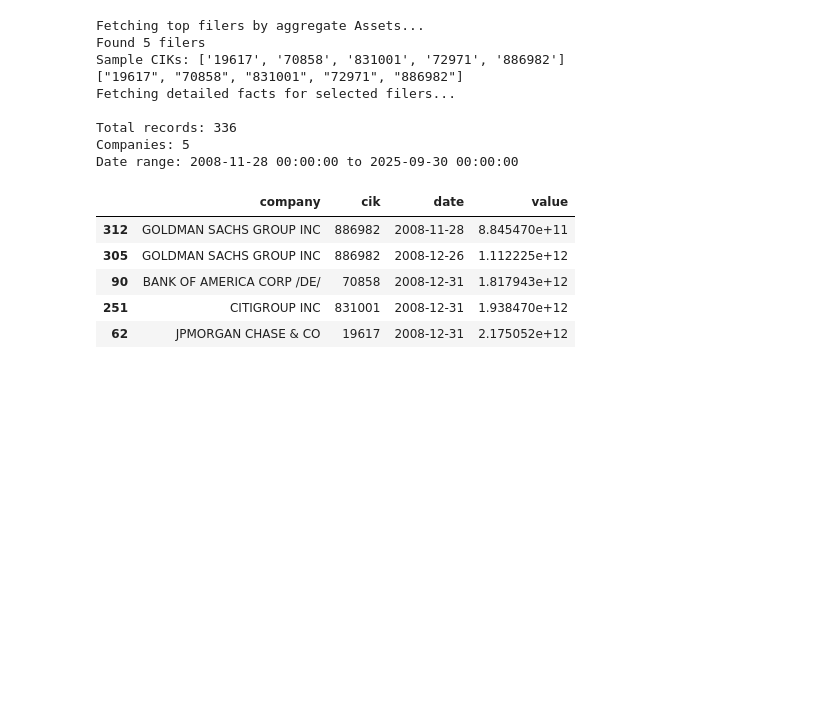
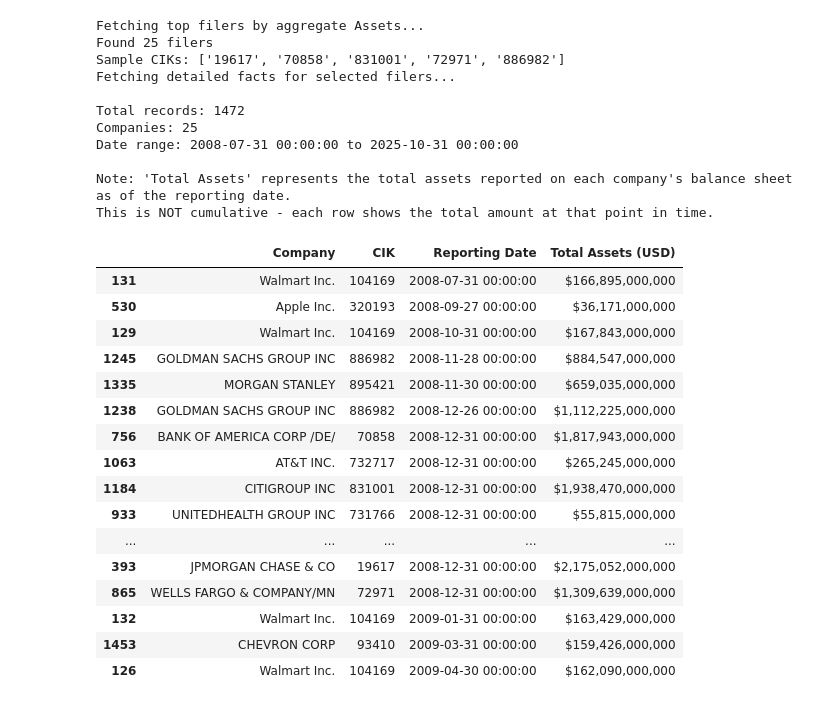
Before and after one commit to PowerKuu/secparse-examples, a Jupyter notebook: timeseries.ipynb, the cells around one changed output. Cells and saved outputs as stored; diff of their text form; code cells hidden in the pictures; blank space fills up the shorter version.

```diff
--- a/timeseries.ipynb
+++ b/timeseries.ipynb
@@ -36,7 +36,7 @@ from datetime import datetime
 CONCEPT = "Assets"
 CONCEPT_TITLE = "Assets"
 MEASURE = "USD"
-NUM_FILERS = 5
+NUM_FILERS = 25
 
 # First query: Get top filers by total Assets from aggregate view
 aggregate_query = f"""#graphql
@@ -63,17 +63,12 @@ if len(filers) == 0:
     print(f"No aggregate data found for concept: {CONCEPT}")
     df = pd.DataFrame()
 else:
-    # Extract the filer CIKs
     filer_ciks = [filer['filerCik'] for filer in filers]
     print(f"Found {len(filer_ciks)} filers")
     print(f"Sample CIKs: {filer_ciks[:5]}")
 
-    # Format CIKs as GraphQL array (quoted strings)
     ciks_array = f"[{', '.join(f'"{cik}"' for cik in filer_ciks)}]"
 
-    print(ciks_array)
-
-    # Second query: Get detailed facts for these filers
     query = f"""#graphql
     query ConceptFactQuery {{
       Fact(
@@ -94,54 +89,75 @@ else:
             sic
             stateOfIncorporation
             cik
           }}
         }}
       }}
     }}
     """
 
     print("Fetching detailed facts for selected filers...")
     result = await client.query(query)
     facts = result['Fact']
 
     if len(facts) == 0:
         print(f"No facts found for selected filers")
         df = pd.DataFrame()
     else:
         data = []
         for fact in facts:
             data.append({
-                'company': fact['Submission']['Filer']['name'],
-                'cik': fact['Submission']['Filer']['cik'],
-                'date': fact['effectiveDate'],
-                'value': float(fact['value']) if fact['value'] else None
+                'Company': fact['Submission']['Filer']['name'],
+                'CIK': fact['Submission']['Filer']['cik'],
+                'Reporting Date': fact['effectiveDate'],
+                f'Total {CONCEPT_TITLE} (USD)': float(fact['value']) if fact['value'] else None
             })
 
         df = pd.DataFrame(data)
-        df['date'] = pd.to_datetime(df['date'])
-        df = df.dropna(subset=['value'])
-        df = df.sort_values('date')
+        df['Reporting Date'] = pd.to_datetime(df['Reporting Date'])
+        df = df.dropna(subset=[f'Total {CONCEPT_TITLE} (USD)'])
+        df = df.sort_values('Reporting Date')
+
+        # Create internal columns for plotting (lowercase, simpler names)
+        df['company'] = df['Company']
+        df['cik'] = df['CIK']
+        df['date'] = df['Reporting Date']
+        df['value'] = df[f'Total {CONCEPT_TITLE} ({MEASURE})']
 
         print(f"\nTotal records: {len(df)}")
-        print(f"Companies: {df['company'].nunique()}")
-        print(f"Date range: {df['date'].min()} to {df['date'].max()}")
-        display(df.head())
+        print(f"Companies: {df['Company'].nunique()}")
+        print(f"Date range: {df['Reporting Date'].min()} to {df['Reporting Date'].max()}")
+        print(f"\nNote: 'Total {CONCEPT_TITLE}' represents the total {CONCEPT_TITLE.lower()} reported on each company's balance sheet as of the reporting date.")
+        print("This is NOT cumulative - each row shows the total amount at that point in time.\n")
+        display(df[['Company', 'CIK', 'Reporting Date', f'Total {CONCEPT_TITLE} ({MEASURE})']].head(NUM_FILERS).style.format({f'Total {CONCEPT_TITLE} ({MEASURE})': '${:,.0f}'}))
 # %% [output]
 Fetching top filers by aggregate Assets...
-Found 5 filers
+Found 25 filers
 Sample CIKs: ['19617', '70858', '831001', '72971', '886982']
-["19617", "70858", "831001", "72971", "886982"]
 Fetching detailed facts for selected filers...
 
-Total records: 336
-Companies: 5
-Date range: 2008-11-28 00:00:00 to 2025-09-30 00:00:00
+Total records: 1472
+Companies: 25
+Date range: 2008-07-31 00:00:00 to 2025-10-31 00:00:00
+
+Note: 'Total Assets' represents the total assets reported on each company's balance sheet as of the reporting date.
+This is NOT cumulative - each row shows the total amount at that point in time.
-|  | company | cik | date | value |
-| 312 | GOLDMAN SACHS GROUP INC | 886982 | 2008-11-28 | 8.845470e+11 |
-| 305 | GOLDMAN SACHS GROUP INC | 886982 | 2008-12-26 | 1.112225e+12 |
-| 90 | BANK OF AMERICA CORP /DE/ | 70858 | 2008-12-31 | 1.817943e+12 |
-| 251 | CITIGROUP INC | 831001 | 2008-12-31 | 1.938470e+12 |
-| 62 | JPMORGAN CHASE & CO | 19617 | 2008-12-31 | 2.175052e+12 |
+|  | Company | CIK | Reporting Date | Total Assets (USD) |
+| 131 | Walmart Inc. | 104169 | 2008-07-31 00:00:00 | $166,895,000,000 |
+| 530 | Apple Inc. | 320193 | 2008-09-27 00:00:00 | $36,171,000,000 |
+| 129 | Walmart Inc. | 104169 | 2008-10-31 00:00:00 | $167,843,000,000 |
+| 1245 | GOLDMAN SACHS GROUP INC | 886982 | 2008-11-28 00:00:00 | $884,547,000,000 |
+| 1335 | MORGAN STANLEY | 895421 | 2008-11-30 00:00:00 | $659,035,000,000 |
+| 1238 | GOLDMAN SACHS GROUP INC | 886982 | 2008-12-26 00:00:00 | $1,112,225,000,000 |
+| 756 | BANK OF AMERICA CORP /DE/ | 70858 | 2008-12-31 00:00:00 | $1,817,943,000,000 |
+| 1063 | AT&T INC. | 732717 | 2008-12-31 00:00:00 | $265,245,000,000 |
+| 1184 | CITIGROUP INC | 831001 | 2008-12-31 00:00:00 | $1,938,470,000,000 |
+| 933 | UNITEDHEALTH GROUP INC | 731766 | 2008-12-31 00:00:00 | $55,815,000,000 |
+| ... | ... | ... | ... | ... |
+| 393 | JPMORGAN CHASE & CO | 19617 | 2008-12-31 00:00:00 | $2,175,052,000,000 |
+| 865 | WELLS FARGO & COMPANY/MN | 72971 | 2008-12-31 00:00:00 | $1,309,639,000,000 |
+| 132 | Walmart Inc. | 104169 | 2009-01-31 00:00:00 | $163,429,000,000 |
+| 1453 | CHEVRON CORP | 93410 | 2009-03-31 00:00:00 | $159,426,000,000 |
+| 126 | Walmart Inc. | 104169 | 2009-04-30 00:00:00 | $162,090,000,000 |
 # %%
 import plotly.express as px
 
```
Also changed, not shown: parts of 1 cell of this notebook.
